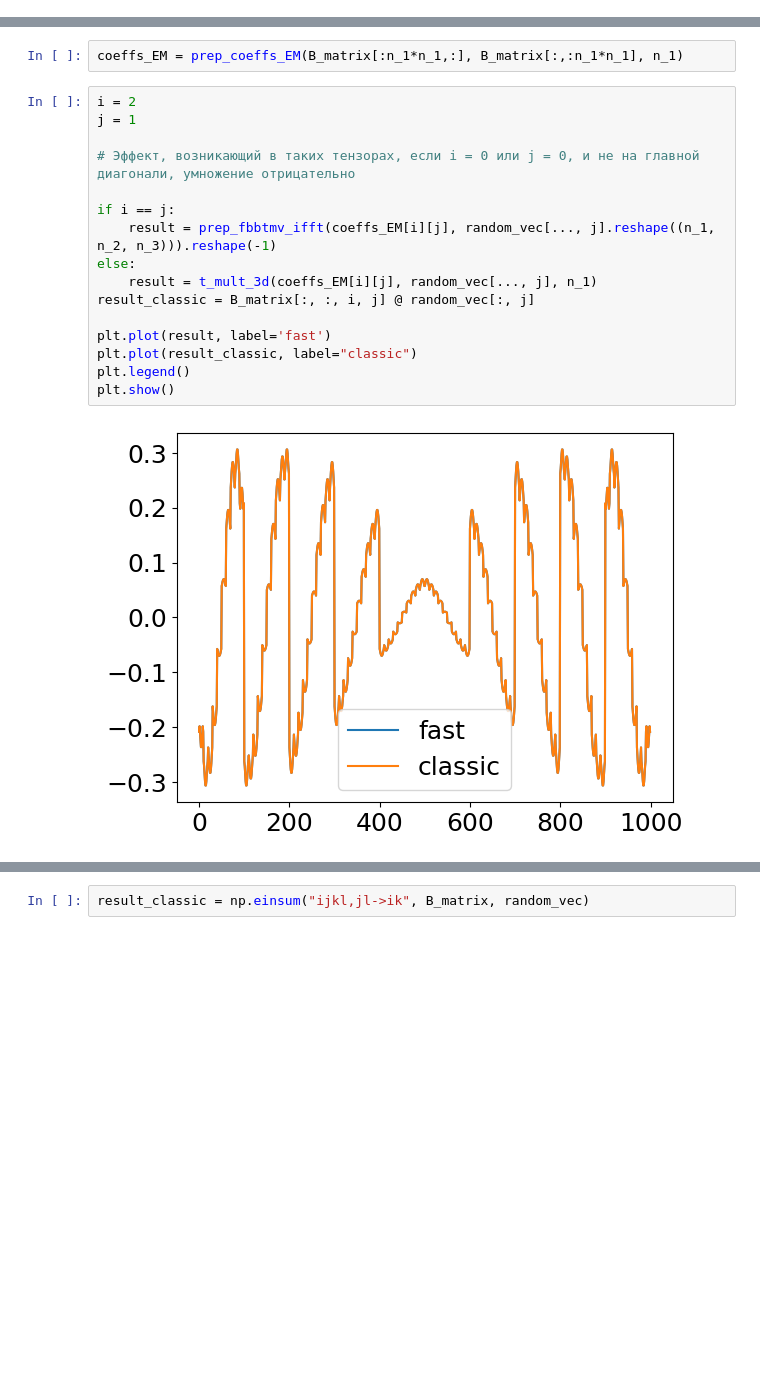
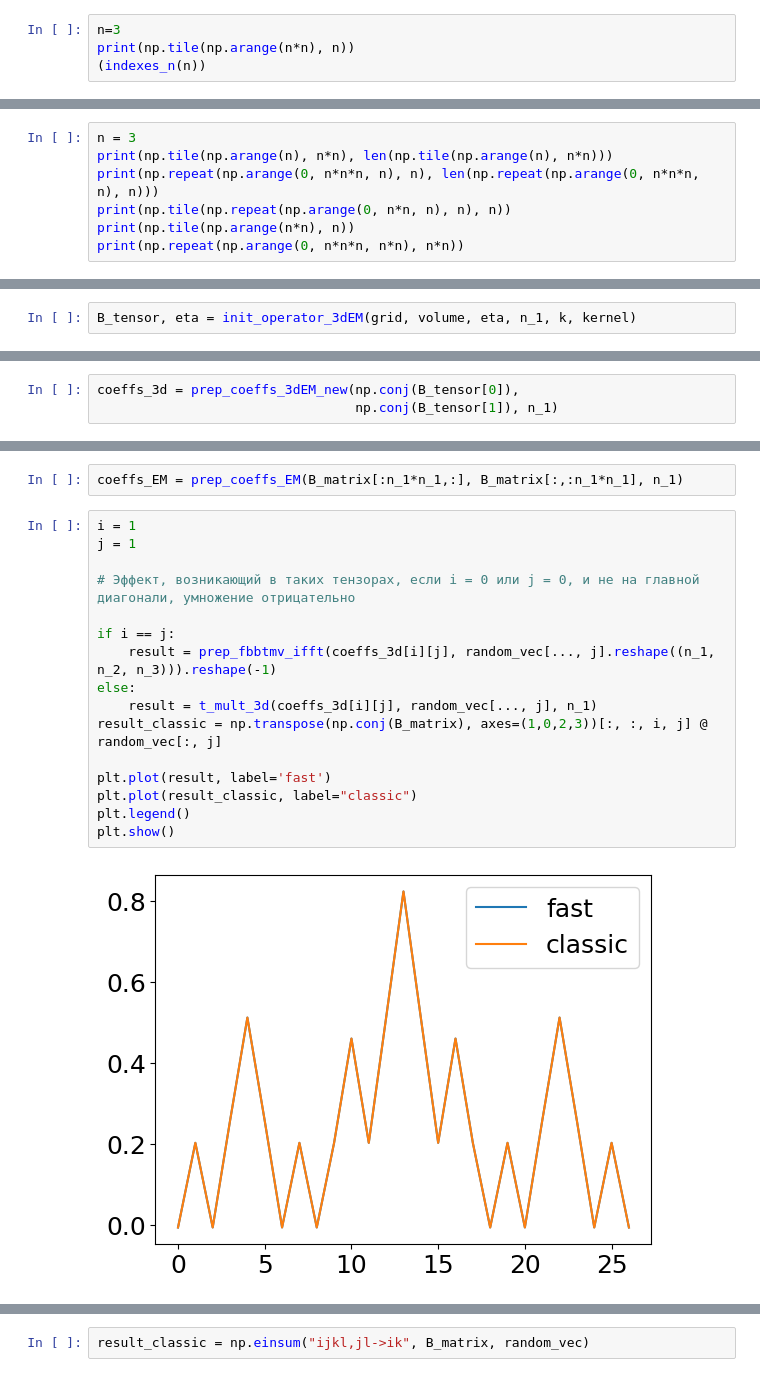
Before and after one commit to qwerty29544/electrodynamics, a Jupyter notebook: src/KernelSpectre.ipynb, the cells around one changed output, grey strips where cells are left out. Saved outputs shown, nothing was run; the diff lists cells and outputs as text; blank space fills up the shorter version.

```diff
--- a/src/KernelSpectre.ipynb
+++ b/src/KernelSpectre.ipynb
@@ -1385,2 +1546,6 @@ array([ 0.2297464 -4.93171860e-02j,  0.17567899+6.03542771e-02j,
 # %% [markdown]
 # Быстрое блочное умножение Теплицевого тензора на вектор
+# %%
+n=3
+print(np.tile(np.arange(n*n), n))
+(indexes_n(n))
@@ -1386,0 +1666,7 @@ array([ 0.2297464 -4.93171860e-02j,  0.17567899+6.03542771e-02j,
+# %%
+n = 3
+print(np.tile(np.arange(n), n*n), len(np.tile(np.arange(n), n*n)))
+print(np.repeat(np.arange(0, n*n*n, n), n), len(np.repeat(np.arange(0, n*n*n, n), n)))
+print(np.tile(np.repeat(np.arange(0, n*n, n), n), n))
+print(np.tile(np.arange(n*n), n))
+print(np.repeat(np.arange(0, n*n*n, n*n), n*n))
@@ -1666,0 +1979,2 @@ coeffs.shape
+# %%
+B_tensor, eta = init_operator_3dEM(grid, volume, eta, n_1, k, kernel)
@@ -1666,0 +1985,3 @@ coeffs.shape
+# %%
+coeffs_3d = prep_coeffs_3dEM_new(np.conj(B_tensor[0]),
+                                 np.conj(B_tensor[1]), n_1)
@@ -1667,21 +2004,21 @@ coeffs.shape
 # %%
 coeffs_EM = prep_coeffs_EM(B_matrix[:n_1*n_1,:], B_matrix[:,:n_1*n_1], n_1)
 # %%
-i = 2
+i = 1
 j = 1
 
 # Эффект, возникающий в таких тензорах, если i = 0 или j = 0, и не на главной диагонали, умножение отрицательно
 
 if i == j:
-    result = prep_fbbtmv_ifft(coeffs_EM[i][j], random_vec[..., j].reshape((n_1, n_2, n_3))).reshape(-1)
+    result = prep_fbbtmv_ifft(coeffs_3d[i][j], random_vec[..., j].reshape((n_1, n_2, n_3))).reshape(-1)
 else:
-    result = t_mult_3d(coeffs_EM[i][j], random_vec[..., j], n_1)
-result_classic = B_matrix[:, :, i, j] @ random_vec[:, j]
+    result = t_mult_3d(coeffs_3d[i][j], random_vec[..., j], n_1)
+result_classic = np.transpose(np.conj(B_matrix), axes=(1,0,2,3))[:, :, i, j] @ random_vec[:, j]
 
 plt.plot(result, label='fast')
 plt.plot(result_classic, label="classic")
 plt.legend()
 plt.show()
 # %% [output]
-[figure, old version]
+[figure, new version]
 # %%
```
Also changed, not shown: parts of 46 cells of this notebook, 13 other files.
